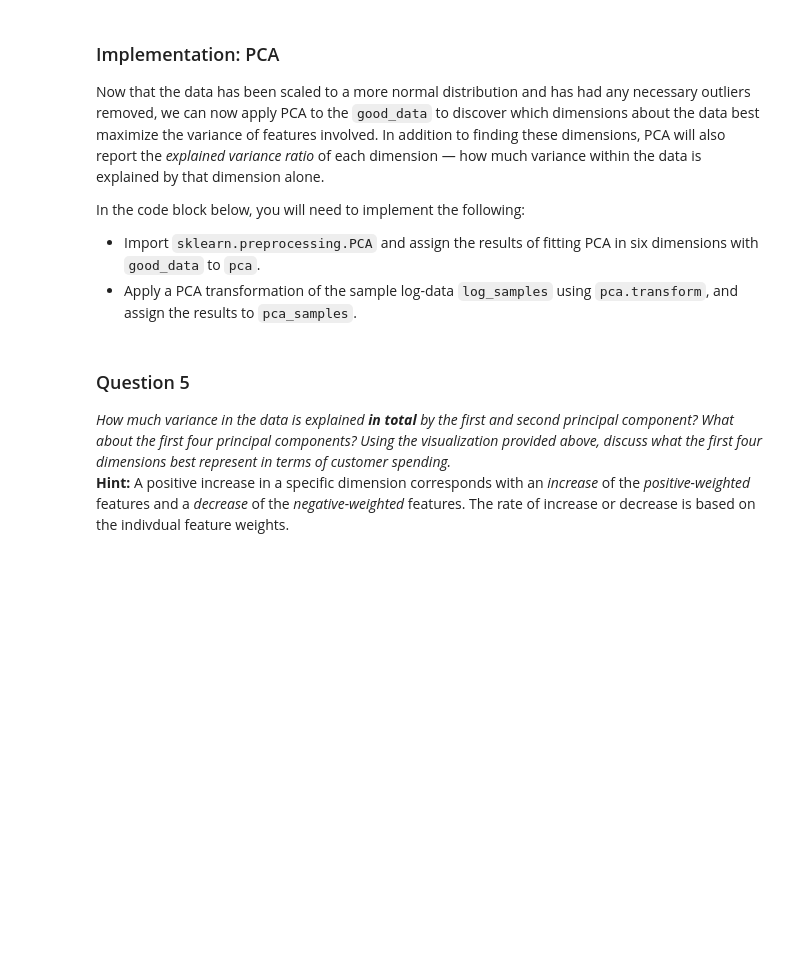
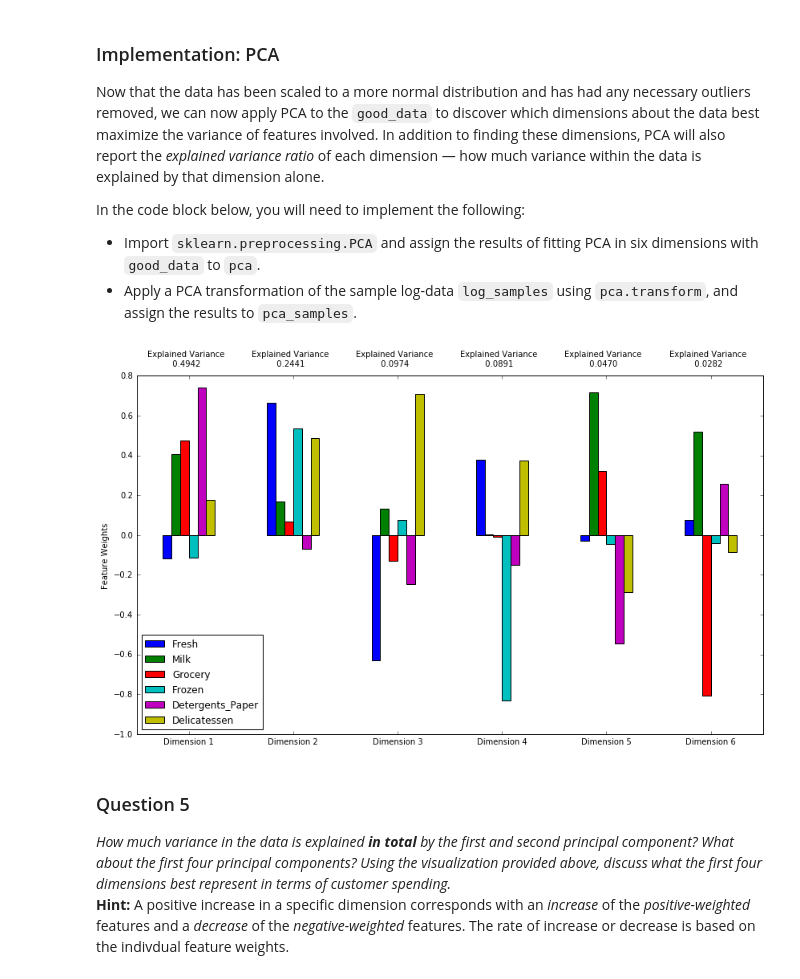
Before and after one commit to airjulio/NanoMachineLearning, a Jupyter notebook: 03_customer_segments/customer_segments.ipynb, the cells around one changed output. Cells and saved outputs as stored; diff of their text form; code cells hidden in the pictures; blank space fills up the shorter version.

```diff
--- a/03_customer_segments/customer_segments.ipynb
+++ b/03_customer_segments/customer_segments.ipynb
@@ -337,14 +336,19 @@ In the code block below, you will need to implement the following:
  - Import `sklearn.preprocessing.PCA` and assign the results of fitting PCA in six dimensions with `good_data` to `pca`.
  - Apply a PCA transformation of the sample log-data `log_samples` using `pca.transform`, and assign the results to `pca_samples`.
 # %%
+from sklearn.decomposition import PCA
+
+n_dimensions = good_data.shape[1]
 # TODO: Apply PCA to the good data with the same number of dimensions as features
-pca = None
+pca = pca = PCA(n_components=n_dimensions).fit(good_data)
 
 # TODO: Apply a PCA transformation to the sample log-data
-pca_samples = None
+pca_samples = PCA(n_components=n_dimensions).fit(log_data)
 
 # Generate PCA results plot
 pca_results = rs.pca_results(good_data, pca)
+# %% [output]
+[figure, added]
 # %% [markdown]
 ### Question 5
 *How much variance in the data is explained* ***in total*** *by the first and second principal component? What about the first four principal components? Using the visualization provided above, discuss what the first four dimensions best represent in terms of customer spending.*
```
Also changed, not shown: parts of 5 cells of this notebook.
